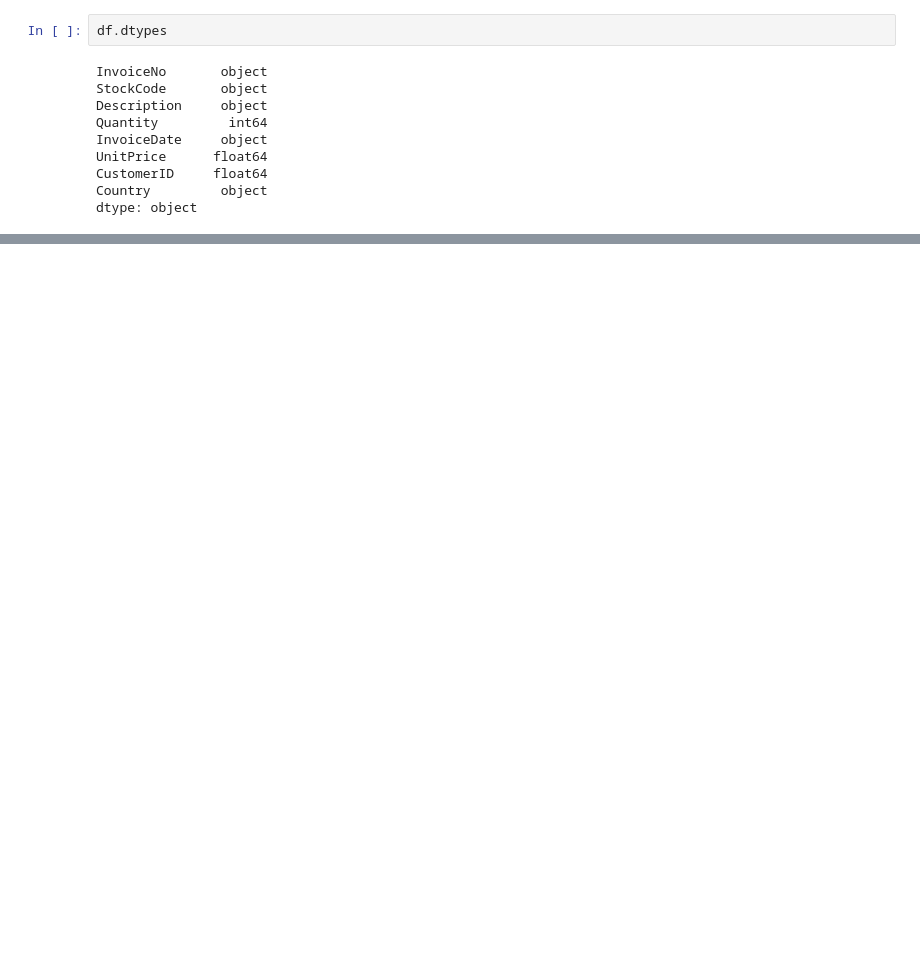
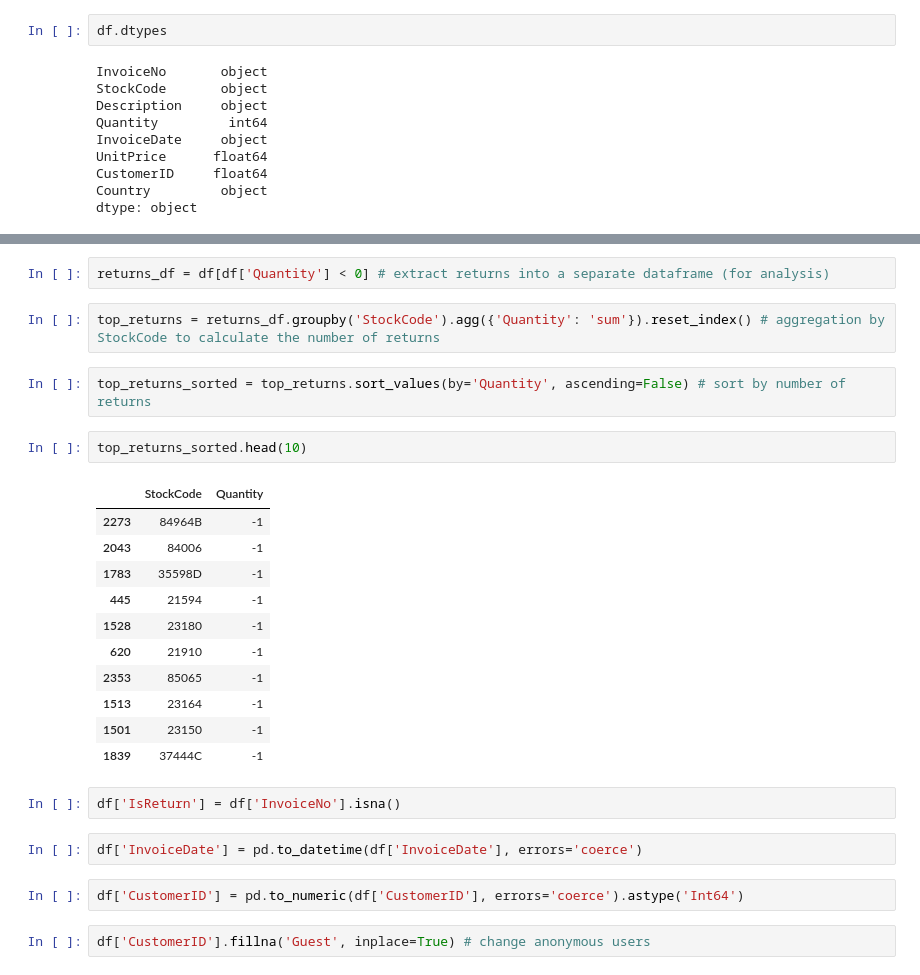
Before and after one commit to zazauserr/Data_Analyst_Pet_Projects, a Jupyter notebook: E-Commerce/project.ipynb, the cells around one changed output, grey strips where cells are left out. Saved outputs shown, nothing was run; the diff lists cells and outputs as text; blank space fills up the shorter version.

```diff
--- a/E-Commerce/project.ipynb
+++ b/E-Commerce/project.ipynb
@@ -96,0 +143,28 @@ dtype: object
+# %%
+returns_df = df[df['Quantity'] < 0] # extract returns into a separate dataframe (for analysis)
+# %%
+top_returns = returns_df.groupby('StockCode').agg({'Quantity': 'sum'}).reset_index() # aggregation by StockCode to calculate the number of returns
+# %%
+top_returns_sorted = top_returns.sort_values(by='Quantity', ascending=False) # sort by number of returns
+# %%
+top_returns_sorted.head(10)
+# %% [output]
+|  | StockCode | Quantity |
+| 2273 | 84964B | -1 |
+| 2043 | 84006 | -1 |
+| 1783 | 35598D | -1 |
+| 445 | 21594 | -1 |
+| 1528 | 23180 | -1 |
+| 620 | 21910 | -1 |
+| 2353 | 85065 | -1 |
+| 1513 | 23164 | -1 |
+| 1501 | 23150 | -1 |
+| 1839 | 37444C | -1 |
+# %%
+df['IsReturn'] = df['InvoiceNo'].isna()
+# %%
+df['InvoiceDate'] = pd.to_datetime(df['InvoiceDate'], errors='coerce')
+# %%
+df['CustomerID'] = pd.to_numeric(df['CustomerID'], errors='coerce').astype('Int64')
+# %%
+df['CustomerID'].fillna('Guest', inplace=True) # change anonymous users
```
Also changed, not shown: parts of 8 cells of this notebook.
